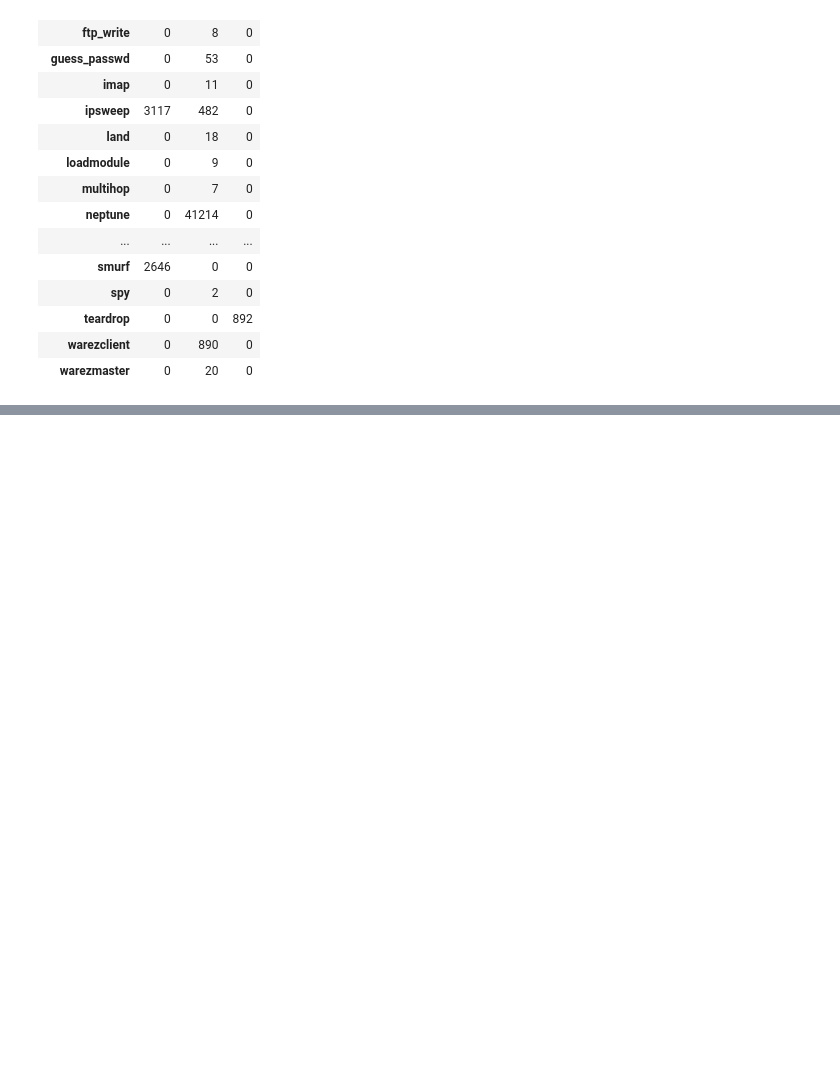
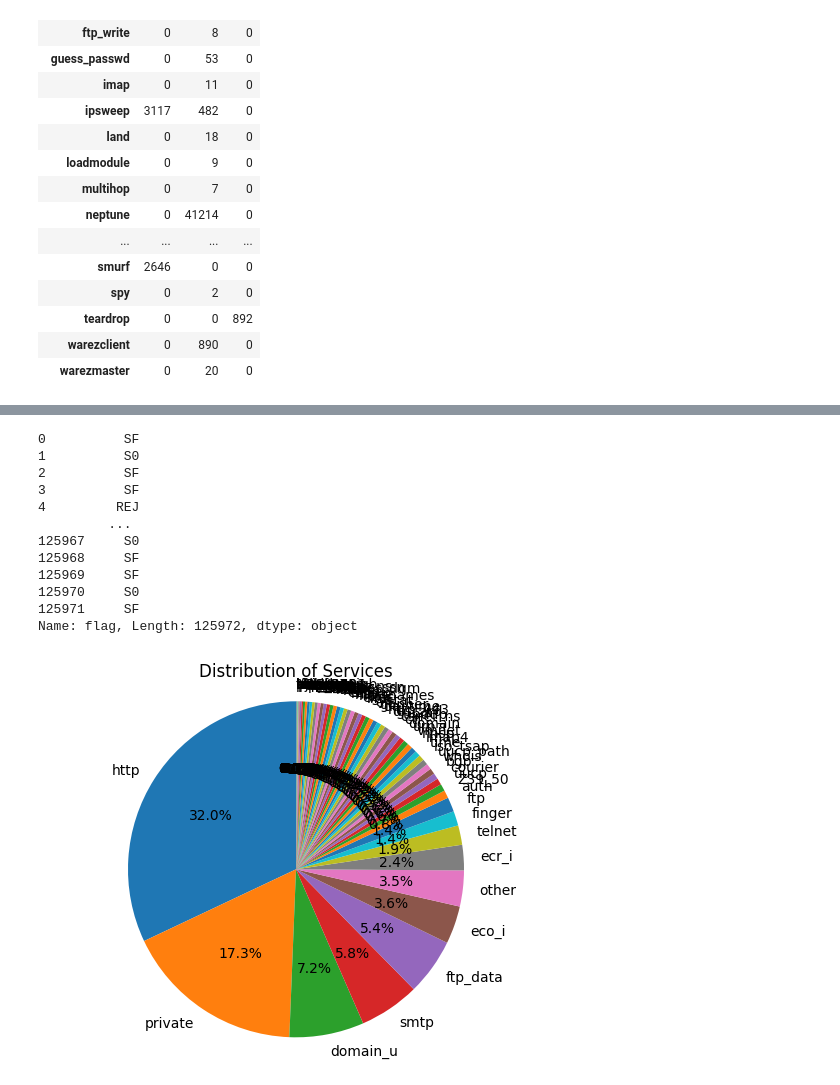
Before and after one commit to lamvwl/jupyterlite, a Jupyter notebook: IDS-NSL-KDD-RandomForest.ipynb, the cells around one changed output, grey strips where cells are left out. Drawn from its saved outputs; the diff is of its cells as text; code cells hidden in the pictures; blank space fills up the shorter version.

```diff
--- a/IDS-NSL-KDD-RandomForest.ipynb
+++ b/IDS-NSL-KDD-RandomForest.ipynb
@@ -137,0 +138,30 @@ mplot.show()
+# %%
+import pandas as pd
+
+# Sample data
+# data = pd.Series([15, 30, 45, 10], index=['Category A', 'Category B', 'Category C', 'Category D'])
+
+dt_onlynormal_filtered = dt[dt['attack']=='normal']
+data = pd.Series(dt['service'].value_counts())
+
+
+print(dt['flag'])
+# Create the pie chart using Pandas' plot.pie()
+mplot.pie(data, labels=data.index, autopct='%1.1f%%', startangle=90)
+mplot.axis('equal') # Ensures a circular pie chart
+mplot.title('Distribution of Services')
+mplot.show()
+# %% [output]
+0          SF
+1          S0
+2          SF
+3          SF
+4         REJ
+         ...
+125967     S0
+125968     SF
+125969     SF
+125970     S0
+125971     SF
+Name: flag, Length: 125972, dtype: object
+[figure, added]
```
Also changed, not shown: parts of 5 cells of this notebook.
